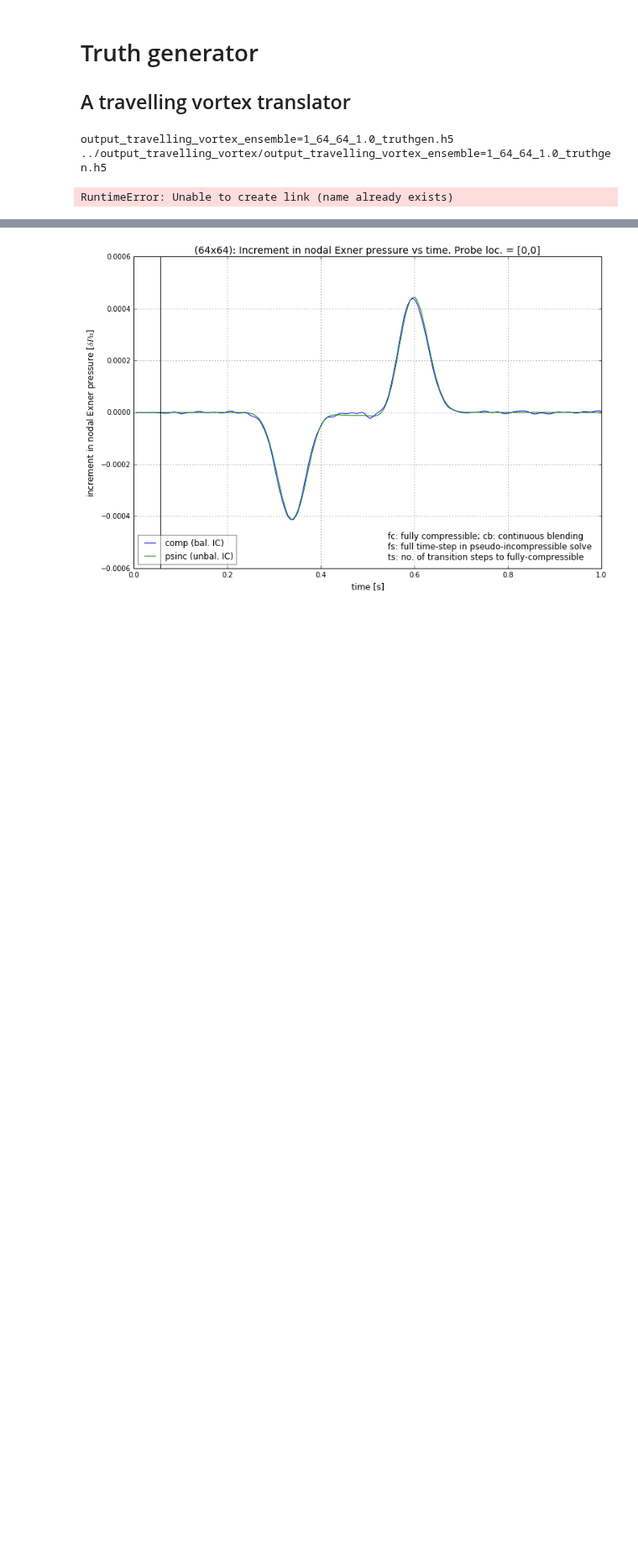
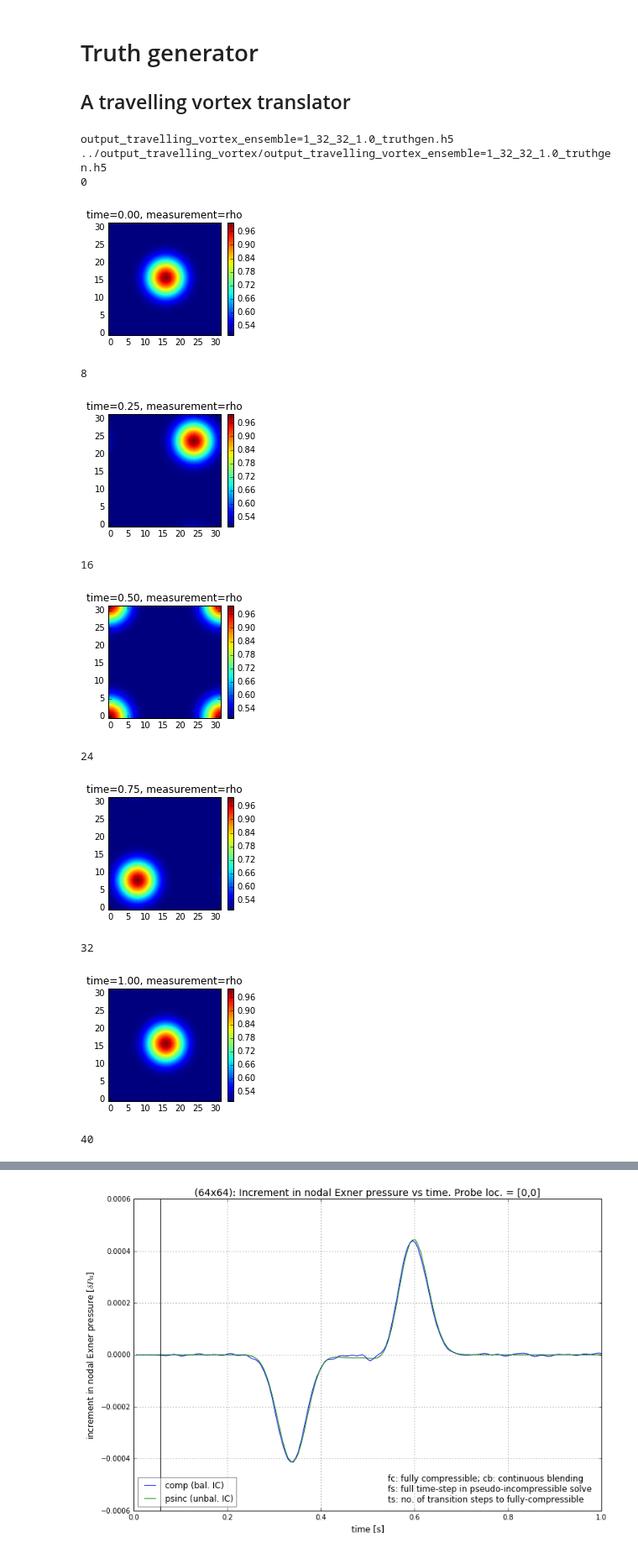
Before and after one commit to ray-chew/pyBELLA, a Jupyter notebook: visualiser_debugger/travelling_vortex.ipynb, the cells around one changed output, grey strips where cells are left out. Shown at 84% size. Cells and saved outputs as stored; diff of their text form; code cells hidden in the pictures; blank space fills up the shorter version.

```diff
--- a/visualiser_debugger/travelling_vortex.ipynb
+++ b/visualiser_debugger/travelling_vortex.ipynb
@@ -258,8 +260,8 @@ time = 0
 # comp_ref_1 = ensemble_test_case(time, py_path_ref_1,ref_size, attribute)
 
 size = 1
-grid_x = 64
-grid_y = 64
+grid_x = 32
+grid_y = 32
 end_time = 1.0
 ref_size = size
 # suffix = '_truth'
@@ -289,7 +291,8 @@ def roller(arr,n):
 
 # times = np.linspace(0.0,10.0,101*2-1)
 # print(times)
-times = [0.0,0.25,0.50,0.75,1.0]
+# times = [0.0,0.25,0.50,0.75,1.0]
+times = np.arange(0.0,6.25,0.25)
 steps = range(len(times))
 # steps = np.arange(0,321)
 # # times = steps / 32
@@ -306,16 +309,18 @@ file = h5py.File(path, 'r+')
 cnt = 0
 
 output_solver = False
-print_output = False
+print_output = True
 
 # print(py_path_ref_1)
 for n in steps:
+    n_step = int(n * 8)
+    print(n_step)
     time = times[cnt]
     name = "ensemble_mem=%i_%.2f_%s" %(0,time,'after_full_step')
 #     print(name)
     for attribute in attributes:
         comp_ref_0 = ensemble_test_case(0, py_path_ref_1,ref_size, attribute,label_type='STEP')
-        rolled_0 = roller(comp_ref_0,n)[2:-2,2:-2]
+        rolled_0 = roller(comp_ref_0[2:-2,2:-2],n_step)
         rolled_0 = np.pad(rolled_0,2,mode='wrap')
 
         if output_solver == True:
@@ -323,33 +328,43 @@ for n in steps:
         file.create_dataset("%s/%s_%s" %(attribute,attribute,name), data=rolled_0, chunks=True, compression='gzip', compression_opts=4, dtype=np.float32)
 
 # rolled = np.pad(rolled,2,mode='wrap')
         if print_output == True and attribute == 'rho':
             if output_solver == True:
                 fig, ax = plt.subplots(ncols=3, figsize=(9,3))
 
                 ax[0].imshow(comp_ref_1, origin='lower')
                 ax[0].set_title("solver sol.")
                 ax[1].imshow(rolled_0[2:-2,2:-2], origin='lower')
                 ax[1].set_title("translated sol.")
                 im2 = ax[2].imshow(comp_ref_1 - rolled_0[2:-2,2:-2], origin='lower')
                 ax[2].set_title("difference")
     #             fig.colorbar(im2,ax=ax[2],shrink=0.4)
                 fig.colorbar(im2, ax=ax, shrink=.75)
                 fig.suptitle("time=%.2f, measurement=%s" %(time,attribute))
                 plt.savefig("../output_images/%s_%03d" %(attribute,cnt), bbox_inches='tight')
                 plt.show()
             else:
                 fig = plt.figure(figsize=(3,3))
                 plt.imshow(rolled_0[2:-2,2:-2], origin="lower")
                 plt.title("time=%.2f, measurement=%s" %(time,attribute))
                 plt.colorbar(shrink=.8)
                 plt.show()
 
     cnt += 1
 
 file.close()
 print("Completed")
 # %% [output]
-output_travelling_vortex_ensemble=1_64_64_1.0_truthgen.h5
-../output_travelling_vortex/output_travelling_vortex_ensemble=1_64_64_1.0_truthgen.h5
+output_travelling_vortex_ensemble=1_32_32_1.0_truthgen.h5
+../output_travelling_vortex/output_travelling_vortex_ensemble=1_32_32_1.0_truthgen.h5
+0
+[figure, added]
-RuntimeError: Unable to create link (name already exists)
+8
+[figure, added]
+16
+[figure, added]
+24
+[figure, added]
+32
+[figure, added]
+40
```
Also changed, not shown: parts of 6 cells of this notebook.
